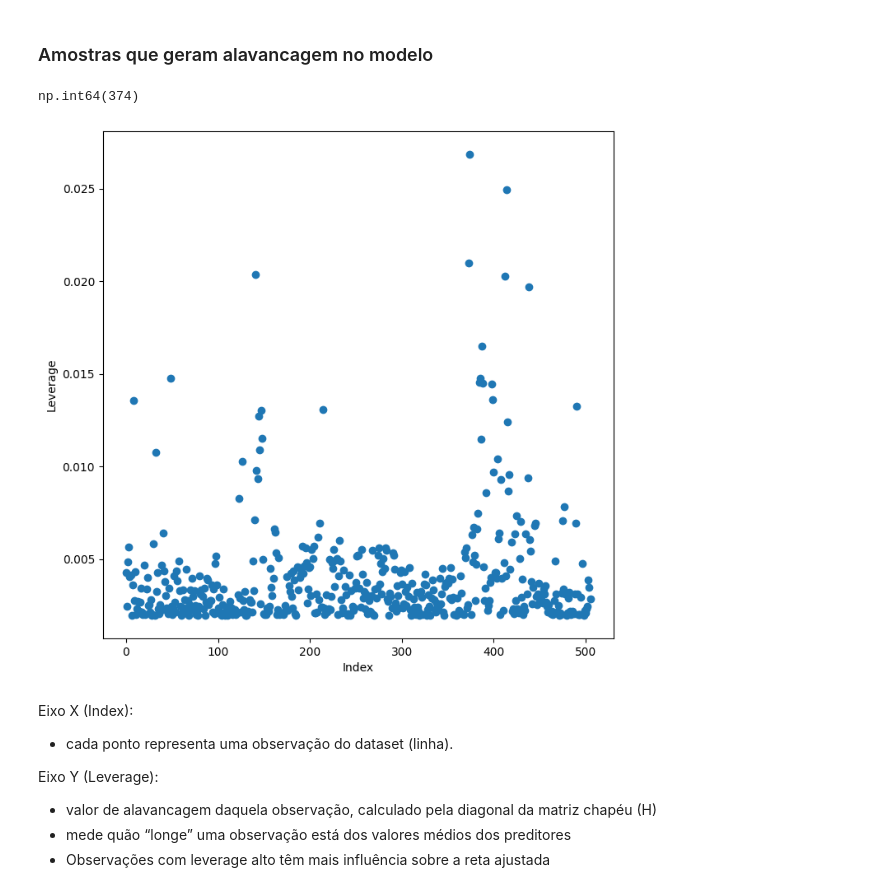
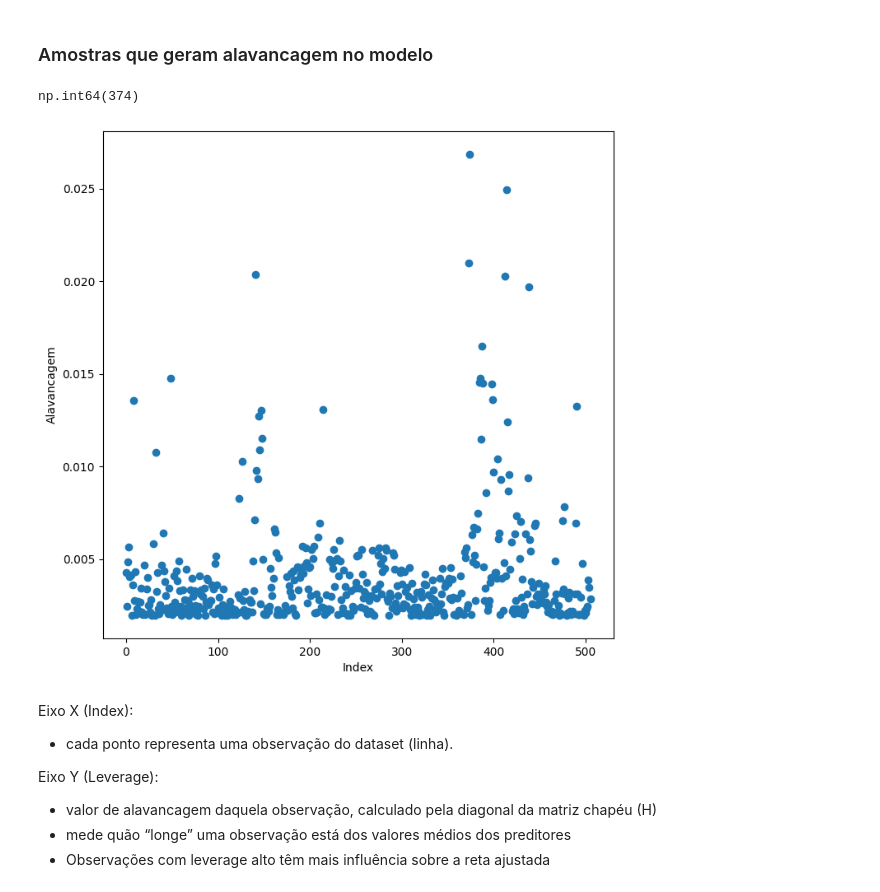
Before and after one commit to FernandoLKS/Laboratorios-Livro-ISLP, a Jupyter notebook: Lab. Regressão Linear/Lab.LinearRegression.ipynb, the cells around one changed output. Saved outputs shown, nothing was run; the diff lists cells and outputs as text; code cells hidden in the pictures.

```diff
--- a/Lab. Regressão Linear/Lab.LinearRegression.ipynb
+++ b/Lab. Regressão Linear/Lab.LinearRegression.ipynb
@@ -183,13 +183,13 @@ ax.axhline(0, c='k',ls='--');
 # %%
 infl = results.get_influence()
 ax = plt.subplots(figsize=(8,8))[1]
 ax.scatter(np.arange(X.shape[0]), infl.hat_matrix_diag)
 ax.set_xlabel('Index')
-ax.set_ylabel('Leverage')
+ax.set_ylabel('Alavancagem')
 np.argmax(infl.hat_matrix_diag)
 # %% [output]
 np.int64(374)
-[figure, old version]
+[figure, new version]
 # %% [markdown]
 Eixo X (Index):
 - cada ponto representa uma observação do dataset (linha).
```
Also changed, not shown: parts of 23 cells of this notebook.
